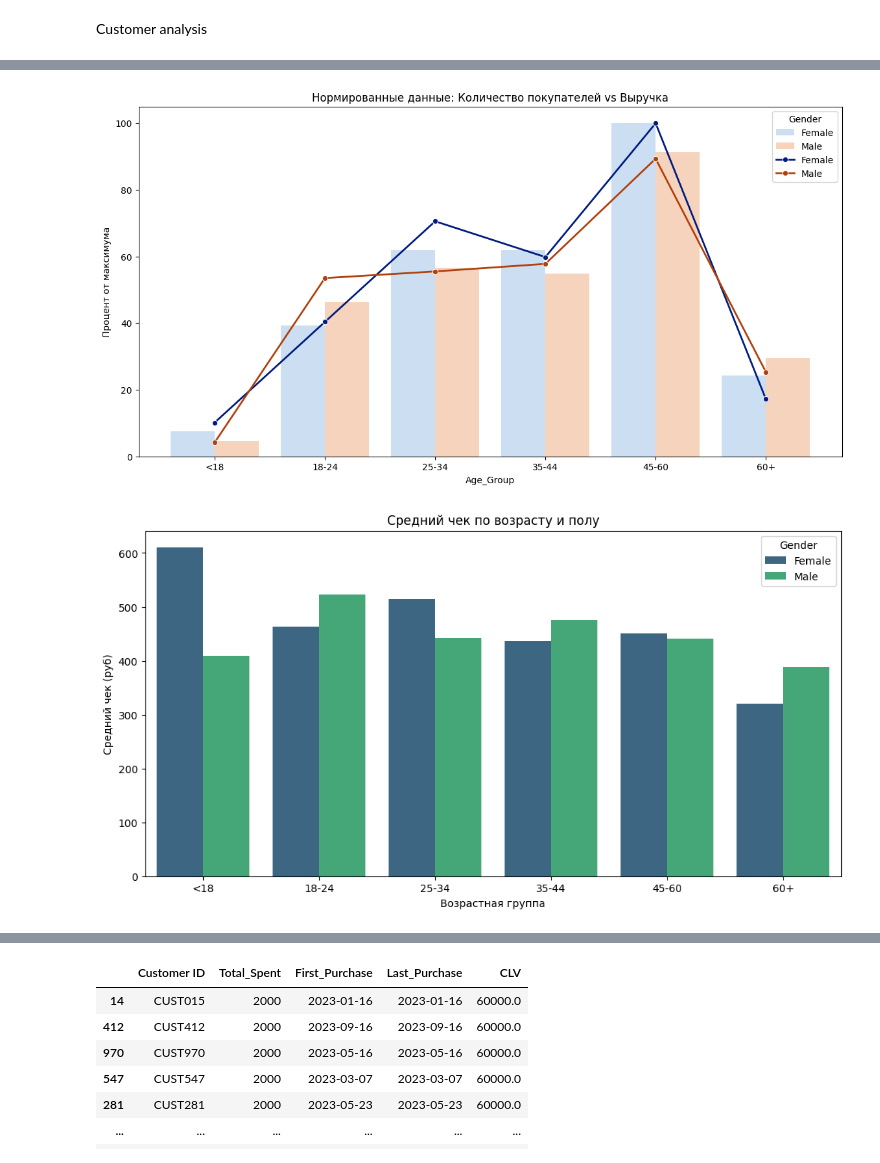
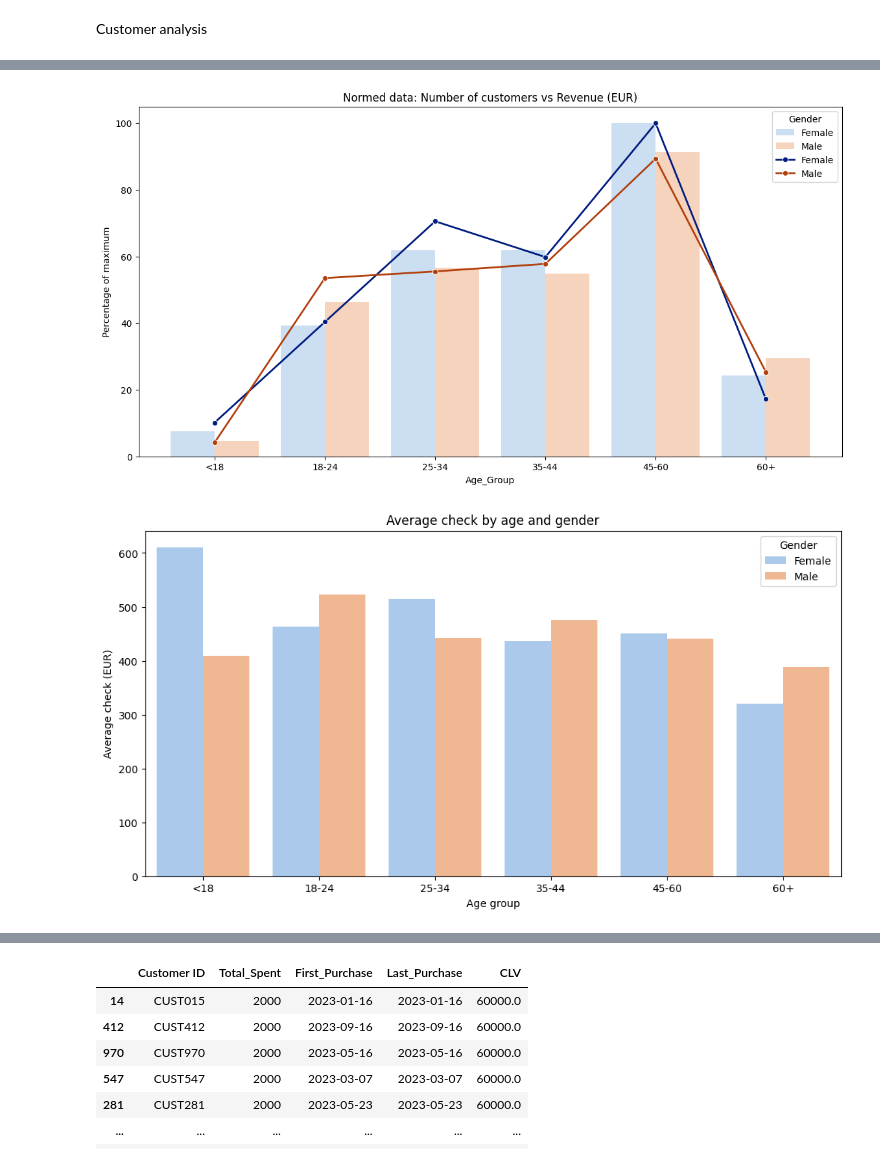
Before and after one commit to theyuriio/Data-Analyst-Project, a Jupyter notebook: Finall python porfolio project.ipynb, the cells around one changed output, grey strips where cells are left out. Drawn from its saved outputs; the diff is of its cells as text; code cells hidden in the pictures.

```diff
--- a/Finall python porfolio project.ipynb
+++ b/Finall python porfolio project.ipynb
@@ -135,22 +134,22 @@ plt.show()
 age_gender_analysis['Count_norm'] = (age_gender_analysis['Count'] / age_gender_analysis['Count'].max()) * 100
 age_gender_analysis['Revenue_norm'] = (age_gender_analysis['Total_Revenue'] / age_gender_analysis['Total_Revenue'].max()) * 100
 
-# График с нормированными осями
+
 plt.figure(figsize=(14, 7))
 sns.barplot(data=age_gender_analysis, x='Age_Group', y='Count_norm', hue='Gender', palette='pastel', alpha=0.6)
 sns.lineplot(data=age_gender_analysis, x='Age_Group', y='Revenue_norm', hue='Gender', palette='dark', marker='o', linewidth=2)
-plt.title('Нормированные данные: Количество покупателей vs Выручка')
-plt.ylabel('Процент от максимума')
+plt.title('Normed data: Number of customers vs Revenue (EUR)')
+plt.ylabel('Percentage of maximum')
 plt.show()
 # %% [output]
-[figure, old version]
+[figure, new version]
 # %%
 plt.figure(figsize=(12, 6))
-sns.barplot(data=age_gender_analysis, x='Age_Group', y='Avg_Transaction', hue='Gender', palette='viridis')
-plt.title('Средний чек по возрасту и полу')
-plt.xlabel('Возрастная группа')
-plt.ylabel('Средний чек (руб)')
+sns.barplot(data=age_gender_analysis, x='Age_Group', y='Avg_Transaction', hue='Gender', palette='pastel')
+plt.title('Average check by age and gender')
+plt.xlabel('Age group')
+plt.ylabel('Average check (EUR)')
 plt.show()
 # %% [output]
-[figure, old version]
+[figure, new version]
 # %%
```
Also changed, not shown: parts of 12 cells of this notebook.
